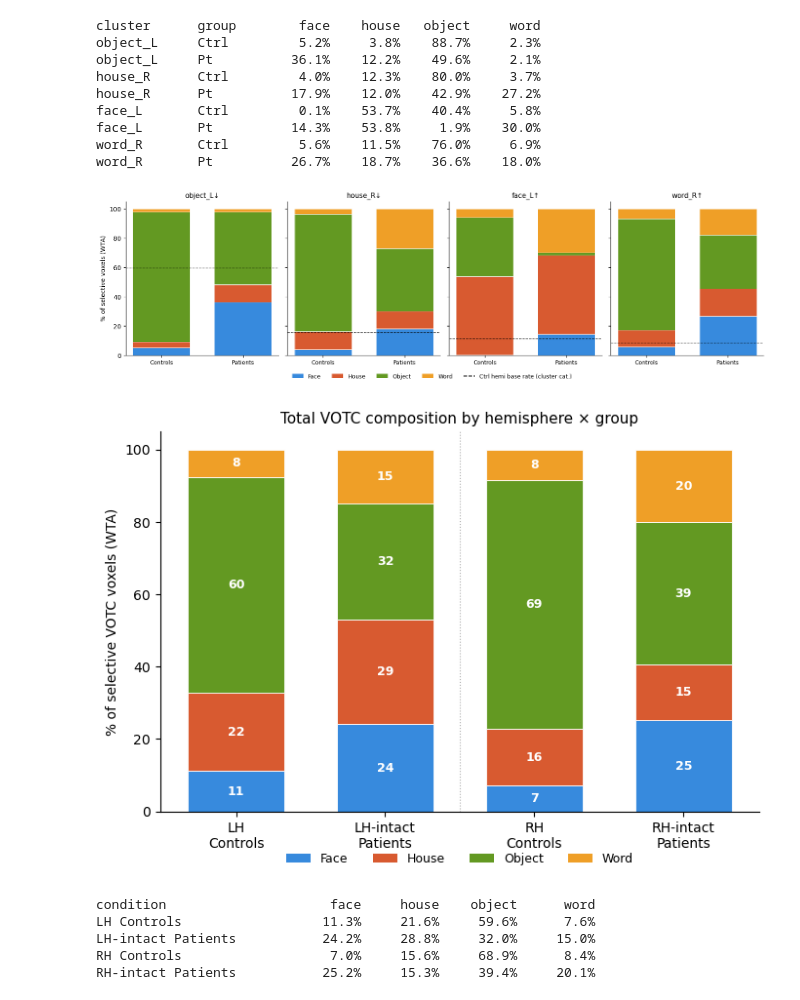
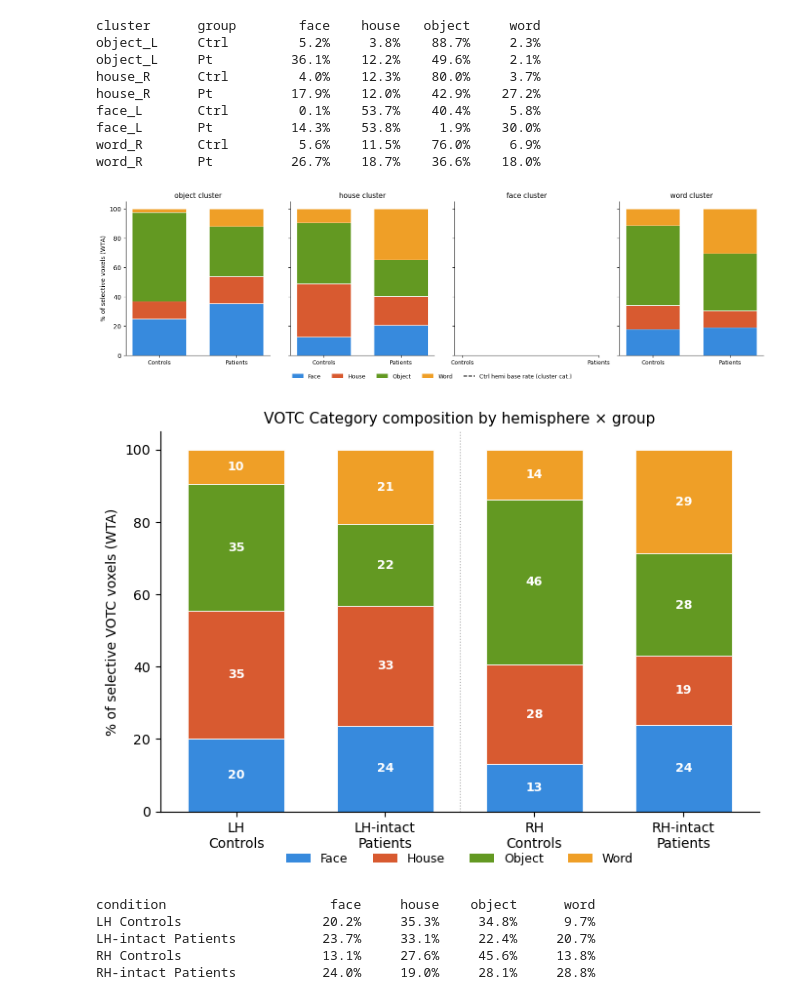
Before and after one commit to cnsimmons/sym_pt, a Jupyter notebook: D_liu/tfce_wta_figure.ipynb, the cells around one changed output. Cells and saved outputs as stored; diff of their text form; code cells hidden in the pictures.

```diff
--- a/D_liu/tfce_wta_figure.ipynb
+++ b/D_liu/tfce_wta_figure.ipynb
@@ -228,9 +460,9 @@ import os
 from sym_pt_params import (skip_subs, get_sessions, is_patient,
                             get_sub_info, _load_csv)
 
-CATEGORIES = ['face', 'house', 'object', 'word']
-LIU_CONTRASTS = {'face': (1, False), 'house': (2, False),
-                 'object': (3, False), 'word': (13, True)}
+CATEGORIES = ['face', 'house', 'object', 'word'] # note liu contrasts are all cat-vs-others, so same winner code (1) for all categories, not actual liu contrasts.
+LIU_CONTRASTS = {'face': (6, False), 'house': (7, False),
+                 'object': (8, False), 'word': (9, False)}
 WTA_THRESHOLD = 2.326
 EXTRA_SKIP = {'sub-017', 'control083', 'control085'}
 PRE_SURGERY_SESSIONS = {
@@ -570,10 +802,10 @@ CAT_COLORS = {'face': '#378ADD', 'house': '#D85A30',
               'object': '#639922', 'word': '#EF9F27'}
 
 CLUSTERS = [
-    ('object', 'l', 1, 'object_L↓'),
-    ('house',  'r', 1, 'house_R↓'),
-    ('face',   'l', 2, 'face_L↑'),
-    ('word',   'r', 2, 'word_R↑'),
+    ('object', 'l', 1, 'object cluster'),
+    ('house',  'r', 1, 'house cluster'),
+    ('face',   'l', 2, 'face cluster'),
+    ('word',   'r', 2, 'word cluster'),
 ]
 
 def composition_at_mask(group_label, hemi, cluster_3d_mask, hemi_3d_mask):
@@ -618,38 +850,38 @@ for ax, (cat, hemi, tstat, title) in zip(axes, CLUSTERS):
 
     ctrl_comp = composition_at_mask('control', hemi, cluster_3d, hemi_3d)
     pt_comp   = composition_at_mask('OTC',     hemi, cluster_3d, hemi_3d)
-    ctrl_base = hemi_base_rate('control', hemi)
+    #ctrl_base = hemi_base_rate('control', hemi)
 
     # Build stacked bars
     x_pos = [0, 1]
     bar_labels = ['Controls', 'Patients']
     comps = [ctrl_comp, pt_comp]
     for xi, comp in zip(x_pos, comps):
         bottom = 0
         for c in CATEGORIES:
             h = np.nanmean(comp[c])
             ax.bar(xi, h, bottom=bottom, width=0.7, color=CAT_COLORS[c],
                    edgecolor='white', linewidth=0.6)
             bottom += h
 
     # Dashed reference line: hemisphere base rate for cluster's defining category
-    ax.axhline(ctrl_base[cat], color='black', linestyle='--', linewidth=1, alpha=0.7)
+    #ax.axhline(ctrl_base[cat], color='black', linestyle='--', linewidth=1, alpha=0.7)
 
     ax.set_xticks(x_pos); ax.set_xticklabels(bar_labels, fontsize=9)
     ax.set_ylim(0, 105); ax.set_title(title, fontsize=11)
     ax.spines['top'].set_visible(False); ax.spines['right'].set_visible(False)
 
 axes[0].set_ylabel('% of selective voxels (WTA)', fontsize=10)
 
 handles = [Patch(facecolor=CAT_COLORS[c], label=c.capitalize()) for c in CATEGORIES]
 handles.append(plt.Line2D([0], [0], color='black', linestyle='--',
                           label='Ctrl hemi base rate (cluster cat.)'))
 fig.legend(handles=handles, ncol=5, frameon=False, fontsize=9,
            loc='lower center', bbox_to_anchor=(0.5, -0.02))
 plt.tight_layout(rect=[0, 0.04, 1, 0.96])
 plt.show()
 # %% [output]
-[figure, old version]
+[figure, new version]
 # %%
 # ─── Total VOTC composition: stacked bars by hemi × group ────────────────
 from matplotlib.patches import Patch
@@ -696,7 +928,7 @@ ax.set_xticks(range(len(CONDITIONS)))
 ax.set_xticklabels([c[2] for c in CONDITIONS], fontsize=10)
 ax.set_ylabel('% of selective VOTC voxels (WTA)', fontsize=10)
 ax.set_ylim(0, 105)
-ax.set_title('Total VOTC composition by hemisphere × group', fontsize=11)
+ax.set_title('VOTC Category composition by hemisphere × group', fontsize=11)
 ax.spines['top'].set_visible(False); ax.spines['right'].set_visible(False)
 
 # Visual divider between LH and RH groups
@@ -716,12 +948,12 @@ for grp, hemi, label in CONDITIONS:
     label_flat = label.replace('\n', ' ')
     print(f"{label_flat:<24} " + ' '.join(f'{m:>8.1f}%' for m in means))
 # %% [output]
-[figure, old version]
+[figure, new version]
 condition                     face     house    object      word
-LH Controls                  11.3%     21.6%     59.6%      7.6%
-LH-intact Patients           24.2%     28.8%     32.0%     15.0%
-RH Controls                   7.0%     15.6%     68.9%      8.4%
-RH-intact Patients           25.2%     15.3%     39.4%     20.1%
+LH Controls                  20.2%     35.3%     34.8%      9.7%
+LH-intact Patients           23.7%     33.1%     22.4%     20.7%
+RH Controls                  13.1%     27.6%     45.6%     13.8%
+RH-intact Patients           24.0%     19.0%     28.1%     28.8%
 # %%
 # ─── Total VOTC composition with non-selective: hemi × group ─────────────
 from matplotlib.patches import Patch
```
Also changed, not shown: parts of 9 cells of this notebook, 30 other files.
